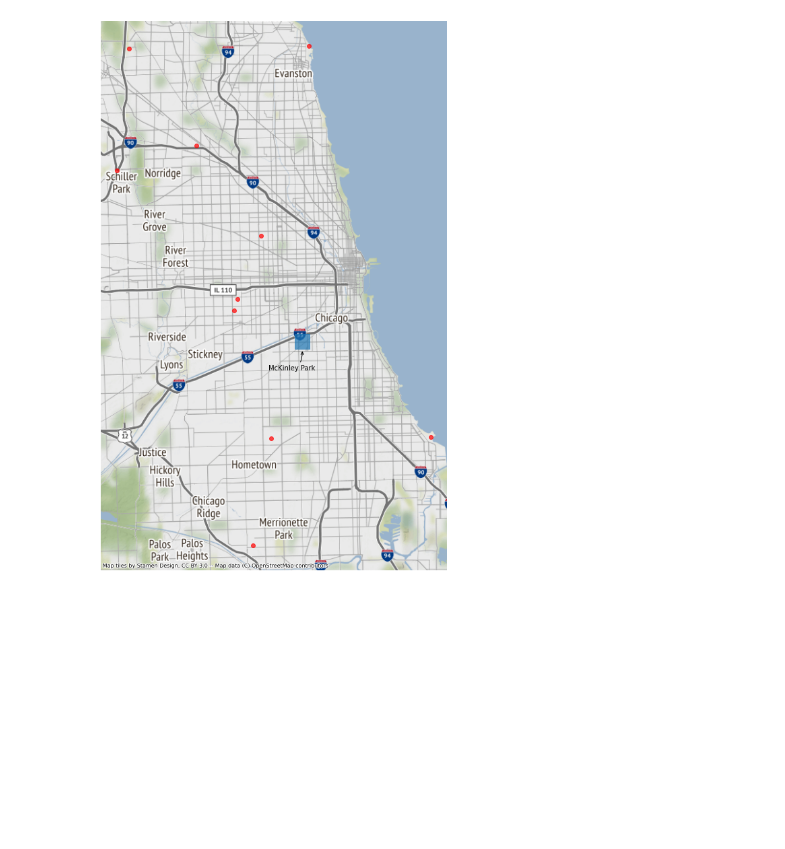
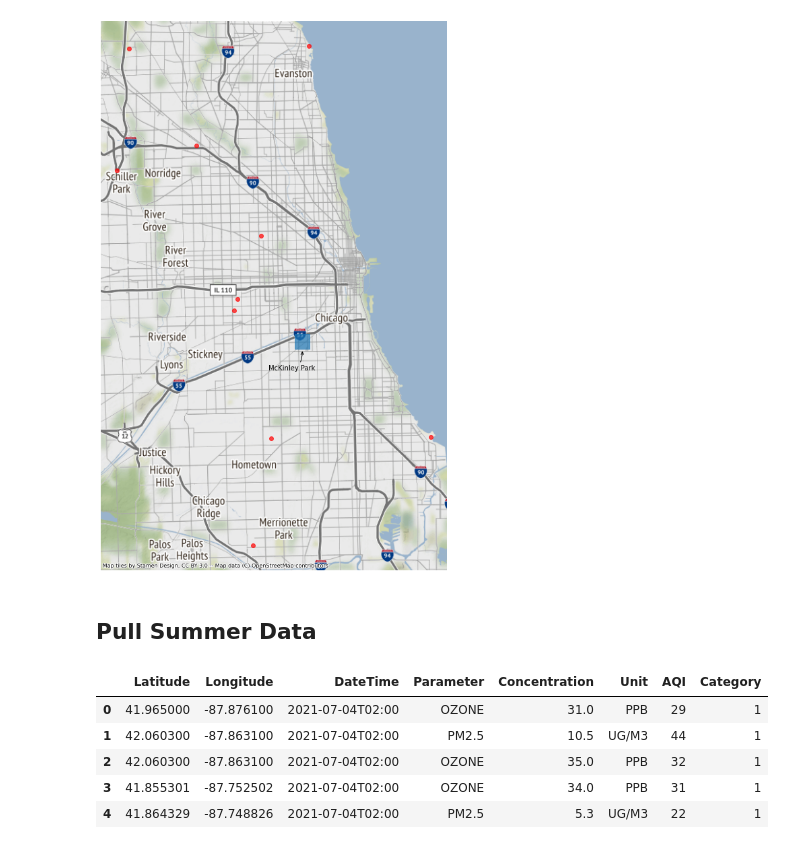
Before and after one commit to code-312/Air-Quality, a Jupyter notebook: notebooks/1.0-airnow-data-extraction.ipynb, the cells around one changed output. Cells and saved outputs as stored; diff of their text form; code cells hidden in the pictures; blank space fills up the shorter version.

Commit message:
airnow data pull
includes airnow test data and code to replicate

```diff
--- a/notebooks/1.0-airnow-data-extraction.ipynb
+++ b/notebooks/1.0-airnow-data-extraction.ipynb
@@ -140,3 +141,34 @@ ctx.add_basemap(ax)
 ax.set_axis_off()
 # %% [output]
 [figure]
+# %% [markdown]
+## Pull Summer Data
+# %%
+summer_df1 = pull_airnow_sensor_data(
+    api_key=EPA_KEY,
+    start_date='2021-07-04',
+    end_date='2021-07-11',
+)
+# %%
+summer_df2 = pull_airnow_sensor_data(
+    api_key=EPA_KEY,
+    start_date='2021-07-12',
+    end_date='2021-07-19',
+)
+# %%
+summer_df3 = pull_airnow_sensor_data(
+    api_key=EPA_KEY,
+    start_date='2021-07-20',
+    end_date='2021-07-31',
+)
+# %%
+airnow_summer = pd.concat([summer_df1, summer_df2, summer_df3])
+# %%
+airnow_summer.head()
+# %% [output]
+|  | Latitude | Longitude | DateTime | Parameter | Concentration | Unit | AQI | Category |
+| 0 | 41.965000 | -87.876100 | 2021-07-04T02:00 | OZONE | 31.0 | PPB | 29 | 1 |
+| 1 | 42.060300 | -87.863100 | 2021-07-04T02:00 | PM2.5 | 10.5 | UG/M3 | 44 | 1 |
+| 2 | 42.060300 | -87.863100 | 2021-07-04T02:00 | OZONE | 35.0 | PPB | 32 | 1 |
+| 3 | 41.855301 | -87.752502 | 2021-07-04T02:00 | OZONE | 34.0 | PPB | 31 | 1 |
+| 4 | 41.864329 | -87.748826 | 2021-07-04T02:00 | PM2.5 | 5.3 | UG/M3 | 22 | 1 |
```
Also changed, not shown: parts of 11 cells of this notebook, 2 other files.
